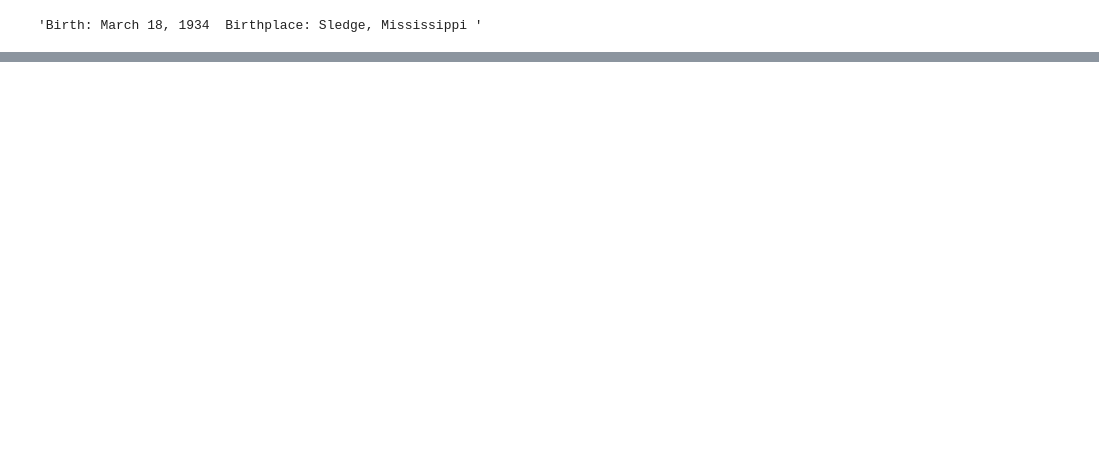
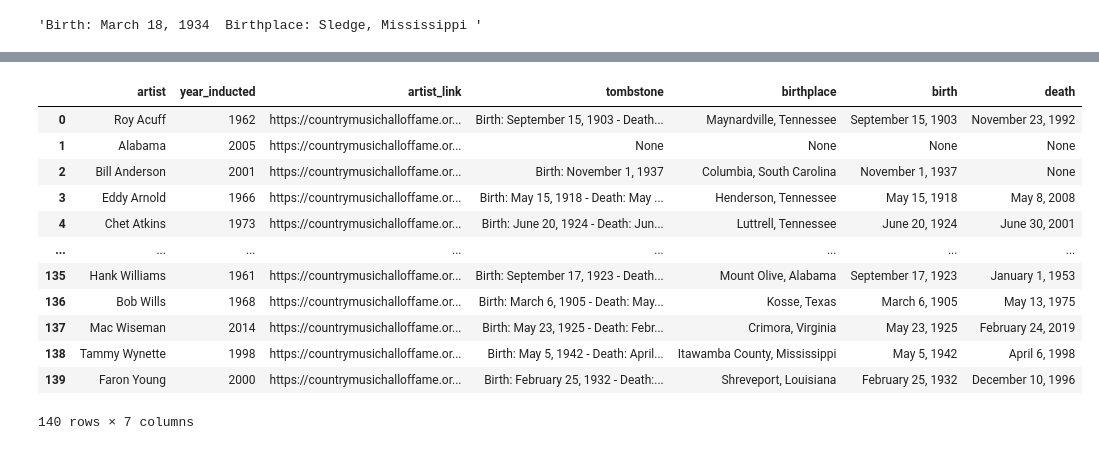
Before and after one commit to jrioross/country_music_hof_web_scraping_python, a Jupyter notebook: cmhf_web_scrape.ipynb, the cells around one changed output, grey strips where cells are left out. Drawn from its saved outputs; the diff is of its cells as text; code cells hidden in the pictures; blank space fills up the shorter version.

```diff
--- a/cmhf_web_scrape.ipynb
+++ b/cmhf_web_scrape.ipynb
@@ -276,0 +283,19 @@ soup.select("a[href*=artist]")
+# %%
+cmhf_df['birth'] = cmhf_df['birth'].str.replace('Birth:', "").str.lstrip()
+cmhf_df['death'] = cmhf_df['death'].str.replace('Death:', "").str.lstrip()
+cmhf_df['birthplace'] = cmhf_df['birthplace'].str.replace('Birthplace:', "")
+cmhf_df
+# %% [output]
+|  | artist | year_inducted | artist_link | tombstone | birthplace | birth | death |
+| 0 | Roy Acuff | 1962 | https://countrymusichalloffame.or... | Birth: September 15, 1903 - Death... | Maynardville, Tennessee | September 15, 1903 | November 23, 1992 |
+| 1 | Alabama | 2005 | https://countrymusichalloffame.or... | None | None | None | None |
+| 2 | Bill Anderson | 2001 | https://countrymusichalloffame.or... | Birth: November 1, 1937 | Columbia, South Carolina | November 1, 1937 | None |
+| 3 | Eddy Arnold | 1966 | https://countrymusichalloffame.or... | Birth: May 15, 1918 - Death: May ... | Henderson, Tennessee | May 15, 1918 | May 8, 2008 |
+| 4 | Chet Atkins | 1973 | https://countrymusichalloffame.or... | Birth: June 20, 1924 - Death: Jun... | Luttrell, Tennessee | June 20, 1924 | June 30, 2001 |
+| ... | ... | ... | ... | ... | ... | ... | ... |
+| 135 | Hank Williams | 1961 | https://countrymusichalloffame.or... | Birth: September 17, 1923 - Death... | Mount Olive, Alabama | September 17, 1923 | January 1, 1953 |
+| 136 | Bob Wills | 1968 | https://countrymusichalloffame.or... | Birth: March 6, 1905 - Death: May... | Kosse, Texas | March 6, 1905 | May 13, 1975 |
+| 137 | Mac Wiseman | 2014 | https://countrymusichalloffame.or... | Birth: May 23, 1925 - Death: Febr... | Crimora, Virginia | May 23, 1925 | February 24, 2019 |
+| 138 | Tammy Wynette | 1998 | https://countrymusichalloffame.or... | Birth: May 5, 1942 - Death: April... | Itawamba County, Mississippi | May 5, 1942 | April 6, 1998 |
+| 139 | Faron Young | 2000 | https://countrymusichalloffame.or... | Birth: February 25, 1932 - Death:... | Shreveport, Louisiana | February 25, 1932 | December 10, 1996 |
+140 rows × 7 columns
```
Also changed, not shown: parts of 18 cells of this notebook.
